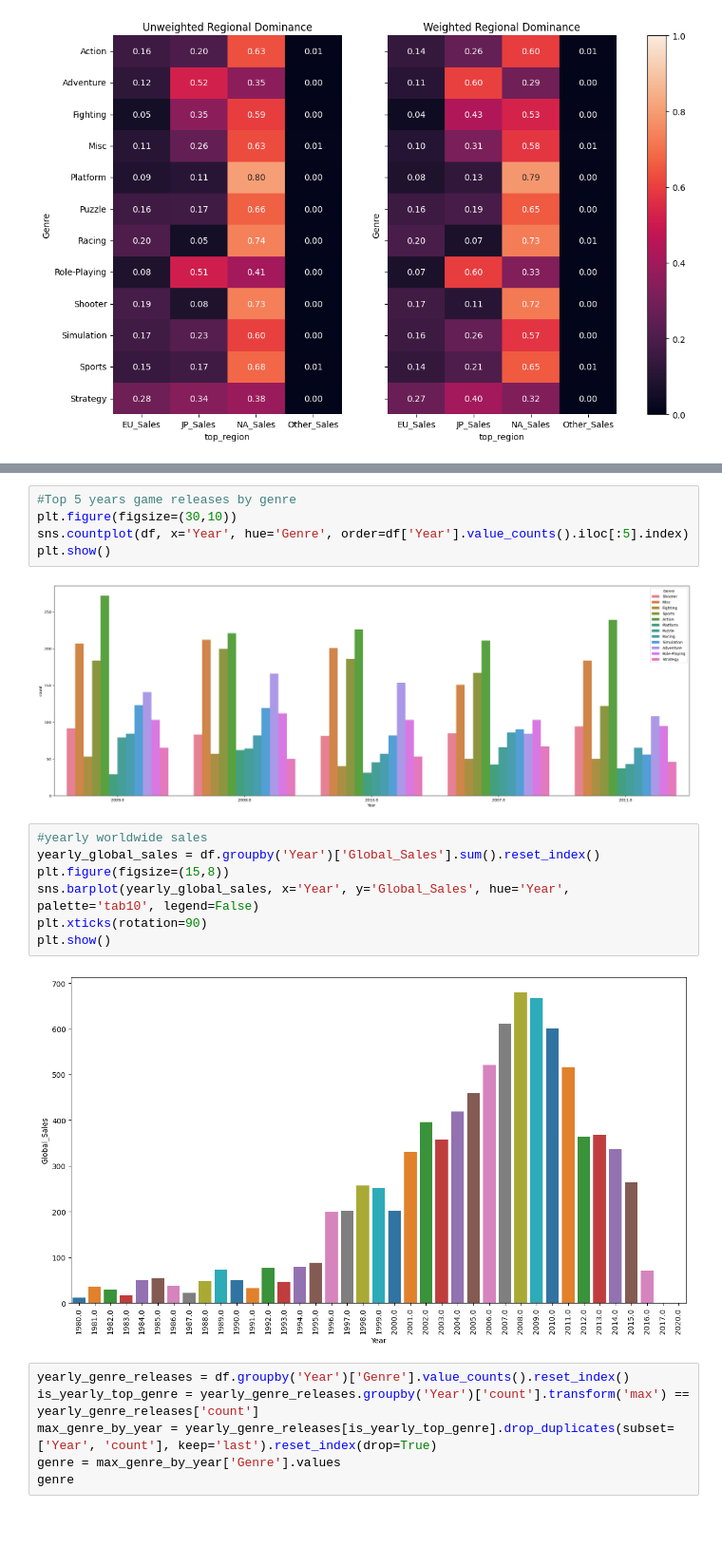
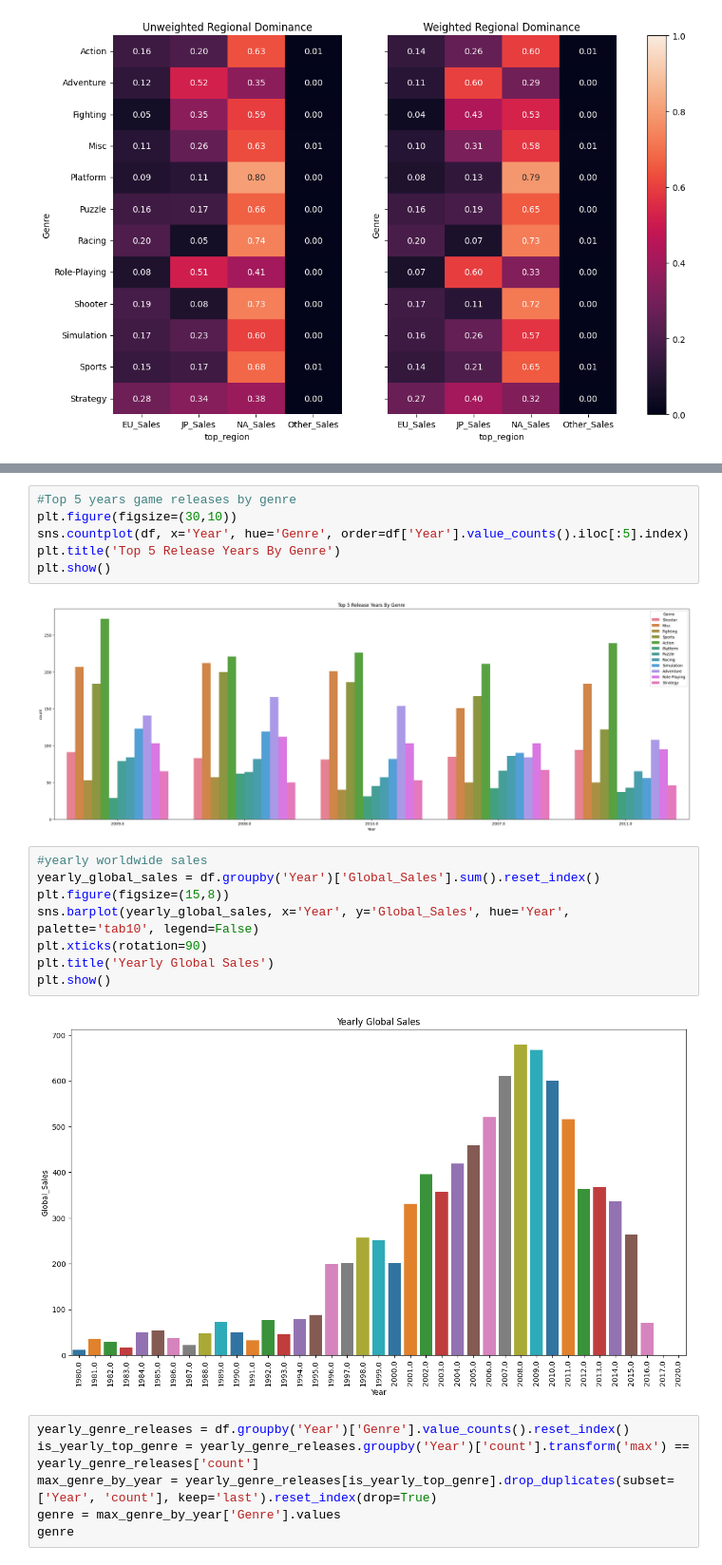
Before and after one commit to cafesmire/notebooks, a Jupyter notebook: video_game_sales/videogame_eda.ipynb, the cells around one changed output, grey strips where cells are left out. Shown at 95% size. Drawn from its saved outputs; the diff is of its cells as text; blank space fills up the shorter version.

```diff
--- a/video_game_sales/videogame_eda.ipynb
+++ b/video_game_sales/videogame_eda.ipynb
@@ -190,18 +193,20 @@ plt.show()
 #Top 5 years game releases by genre
 plt.figure(figsize=(30,10))
 sns.countplot(df, x='Year', hue='Genre', order=df['Year'].value_counts().iloc[:5].index)
+plt.title('Top 5 Release Years By Genre')
 plt.show()
 # %% [output]
-[figure, old version]
+[figure, new version]
 # %%
 #yearly worldwide sales
 yearly_global_sales = df.groupby('Year')['Global_Sales'].sum().reset_index()
 plt.figure(figsize=(15,8))
 sns.barplot(yearly_global_sales, x='Year', y='Global_Sales', hue='Year', palette='tab10', legend=False)
 plt.xticks(rotation=90)
+plt.title('Yearly Global Sales')
 plt.show()
 # %% [output]
-[figure, old version]
+[figure, new version]
 # %%
 yearly_genre_releases = df.groupby('Year')['Genre'].value_counts().reset_index()
 is_yearly_top_genre = yearly_genre_releases.groupby('Year')['count'].transform('max') == yearly_genre_releases['count']
```
Also changed, not shown: parts of 9 cells of this notebook.
